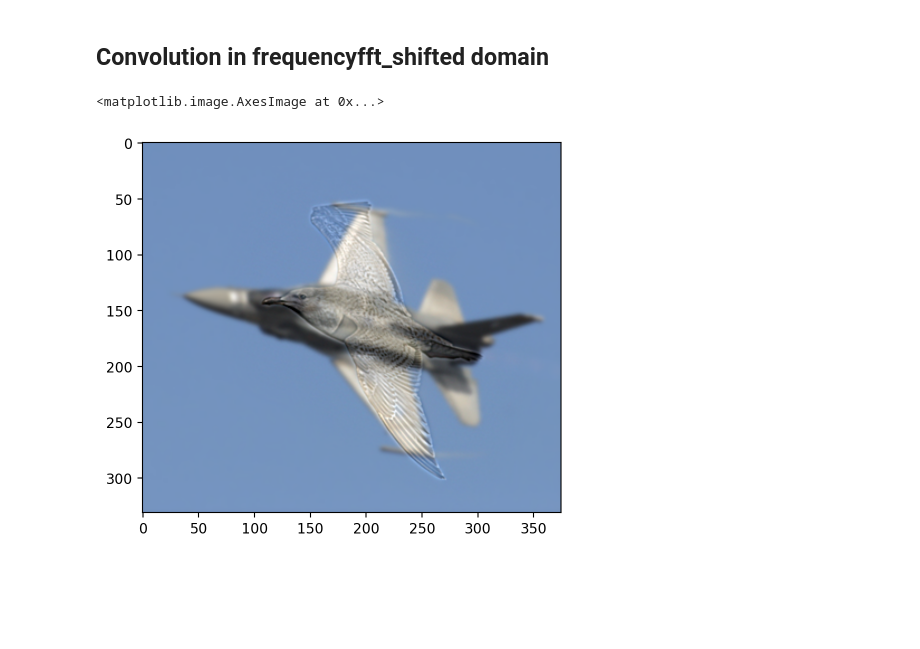
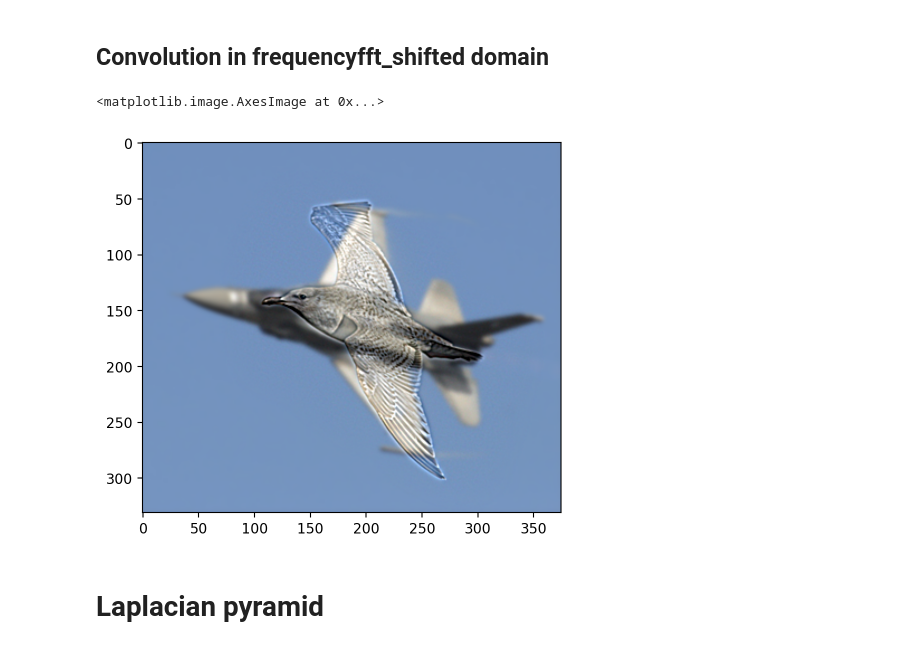
Before and after one commit to gdrui01/ComputerVision2024, a Jupyter notebook: CV2024_HW2/solution_1.ipynb, the cells around one changed output. Saved outputs shown, nothing was run; the diff lists cells and outputs as text; code cells hidden in the pictures; blank space fills up the shorter version.

```diff
--- a/CV2024_HW2/solution_1.ipynb
+++ b/CV2024_HW2/solution_1.ipynb
@@ -252,10 +254,12 @@ display_fft_amplitude(pos_to_freq_grayscale(K_low_pass))
 # %%
 K = gaussian_kernel(width,height,6)
 
 A_low = pos_to_freq(A) * (K)[:, :, np.newaxis]
 B_high = pos_to_freq(B) * (1 - K)[:, :, np.newaxis]
 
-plt.imshow(freq_to_pos(1*A_low + 1*B_high))
+plt.imshow(freq_to_pos(1*A_low + 2*B_high))
 # %% [output]
 <matplotlib.image.AxesImage at 0x...>
-[figure, old version]
+[figure, new version]
+# %% [markdown]
+# Laplacian pyramid
```
Also changed, not shown: parts of 2 cells of this notebook.
